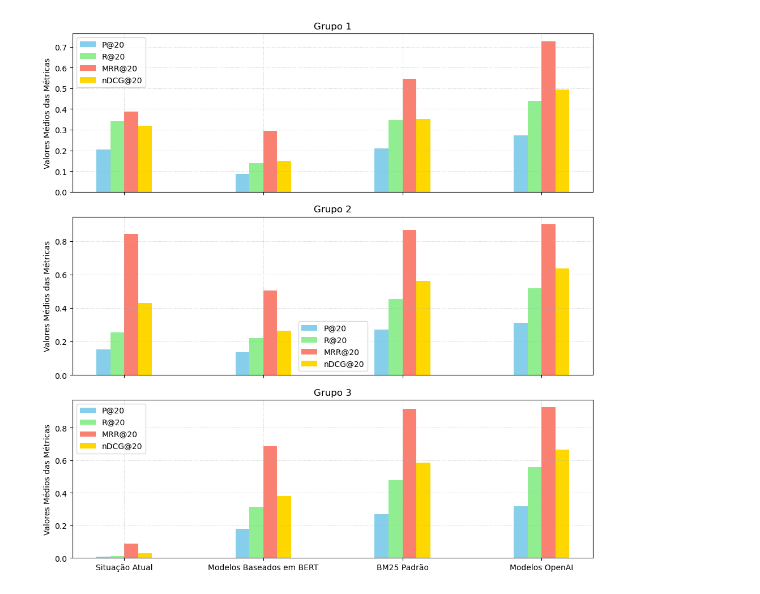
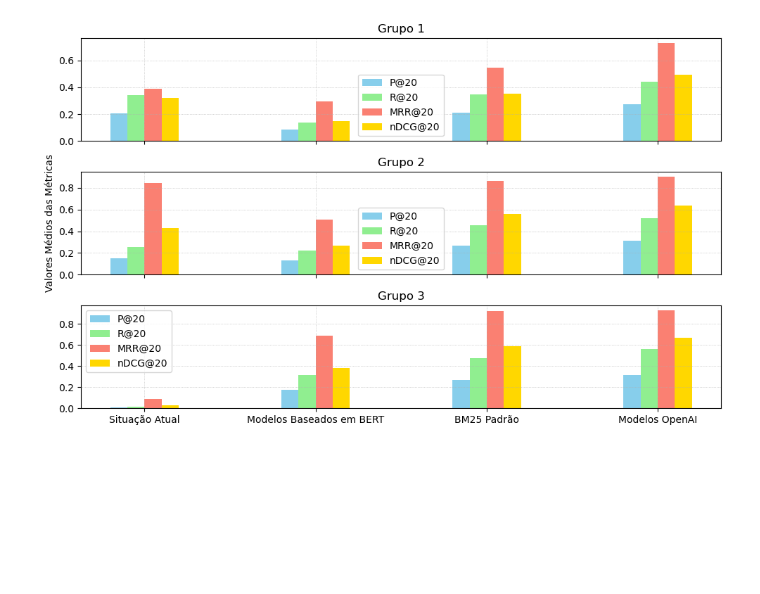
Before and after one commit to curupiras/relevancia-js, a Jupyter notebook: src/11_graficos_das_metricas.ipynb, the cells around one changed output. Saved outputs shown, nothing was run; the diff lists cells and outputs as text; code cells hidden in the pictures; blank space fills up the shorter version.

```diff
--- a/src/11_graficos_das_metricas.ipynb
+++ b/src/11_graficos_das_metricas.ipynb
@@ -67,7 +63,7 @@ indice = np.arange(n_grupos)  # Posições das barras
 largura_barra = 0.2  # Largura de cada grupo de barras
 
 # Cria uma figura e subplots
-fig, ax = plt.subplots(figsize=(10, 6))
+fig, ax = plt.subplots(figsize=(10, 3))
 
 # Plota as barras para cada métrica
 for i, metrica in enumerate(metricas):
@@ -138,7 +134,7 @@ cores = ['skyblue', 'lightgreen', 'salmon', 'gold']
 
 # Configurações do gráfico
 n_grupos = len(grupos)
-fig, axs = plt.subplots(n_grupos, 1, figsize=(10, 10))  # Ajusta a altura da figura
+fig, axs = plt.subplots(n_grupos, 1, figsize=(10, 6))  # Ajusta a altura da figura
 
 # Plota as barras para cada grupo
 for i, (grupo_nome, df) in enumerate(grupos.items()):
@@ -171,32 +167,33 @@ for i, (grupo_nome, df) in enumerate(grupos.items()):
             # Calcula a média das métricas para o grupo
             media_grupos.loc[modelo_nome] = df_grupo[metricas].mean()
 
     # Plota as barras para cada métrica do grupo atual
     largura_barra = 0.1  # Largura de cada barra
     for j, metrica in enumerate(metricas):
         axs[i].bar(np.arange(len(media_grupos.index)) + j * largura_barra, media_grupos[metrica], width=largura_barra, label=metrica, color=cores[j])
 
     # Configurações do gráfico atual
     axs[i].set_title(grupo_nome)
-    axs[i].set_ylabel('Valores Médios das Métricas')
+    if i == 1:
+        axs[i].set_ylabel('Valores Médios das Métricas')
     axs[i].set_xticks(np.arange(len(media_grupos.index)) + largura_barra * (len(metricas) - 1) / 2)
 
     # Adiciona rótulos apenas no último gráfico
     if i == n_grupos - 1:  # Verifica se é o último gráfico
         axs[i].set_xticklabels(media_grupos.index, rotation=0)  # Nomes dos grupos na horizontal
     else:
         axs[i].set_xticklabels([])  # Remove os rótulos dos eixos x nos gráficos acima
 
     axs[i].grid(which='both', linestyle=':', linewidth=0.5)
     axs[i].legend()
 
 # Ajusta o layout para não cortar as labels
 plt.tight_layout()
 
 # Exporta o gráfico para um arquivo PNG
 plt.savefig(ARQUIVO_GRAFICO_METRICAS_POR_GRUPO, format='png', dpi=300)  # dpi pode ser ajustado conforme necessário
 
 # Exibe o gráfico
 plt.show()
 # %% [output]
-[figure, old version]
+[figure, new version]
```
Also changed, not shown: parts of 2 cells of this notebook, 2 other files.
